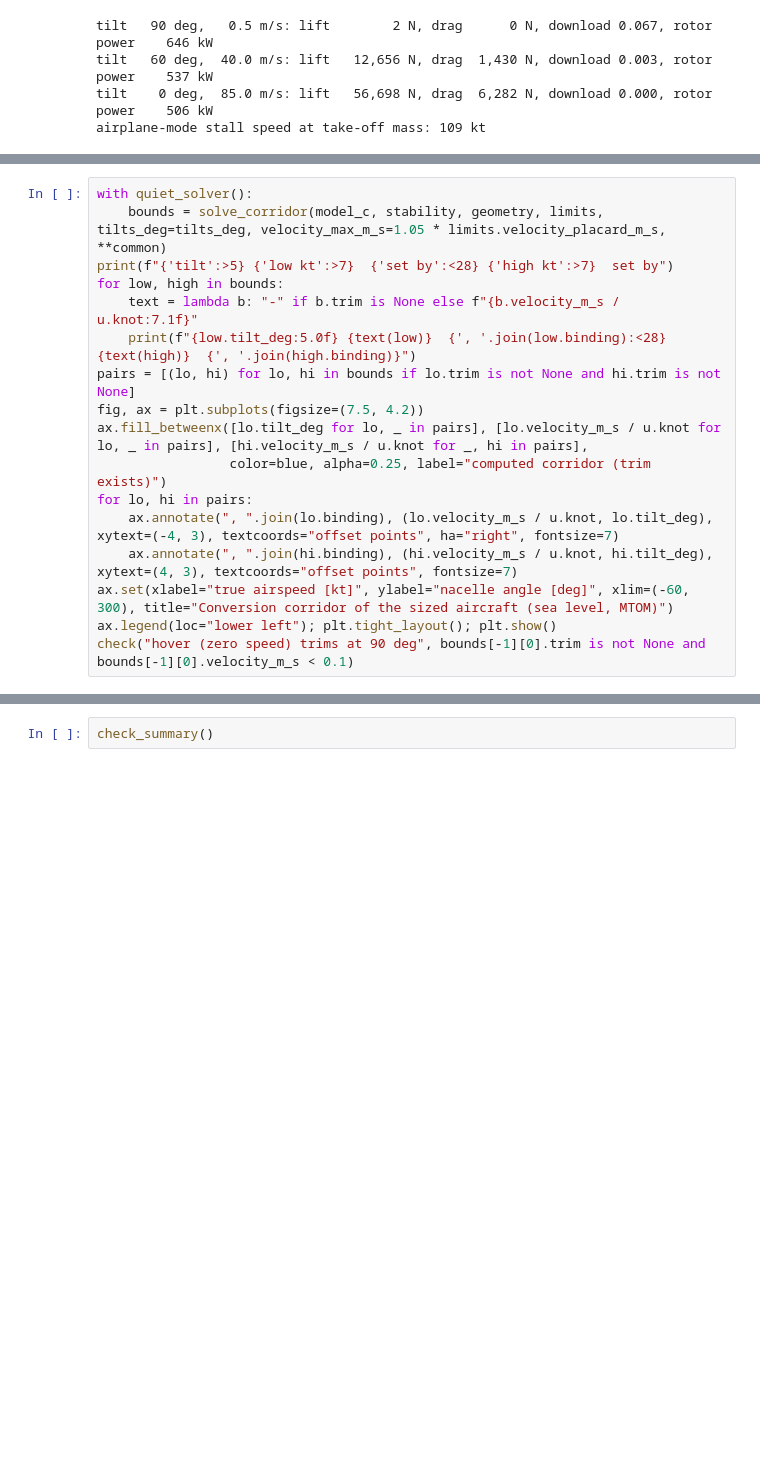
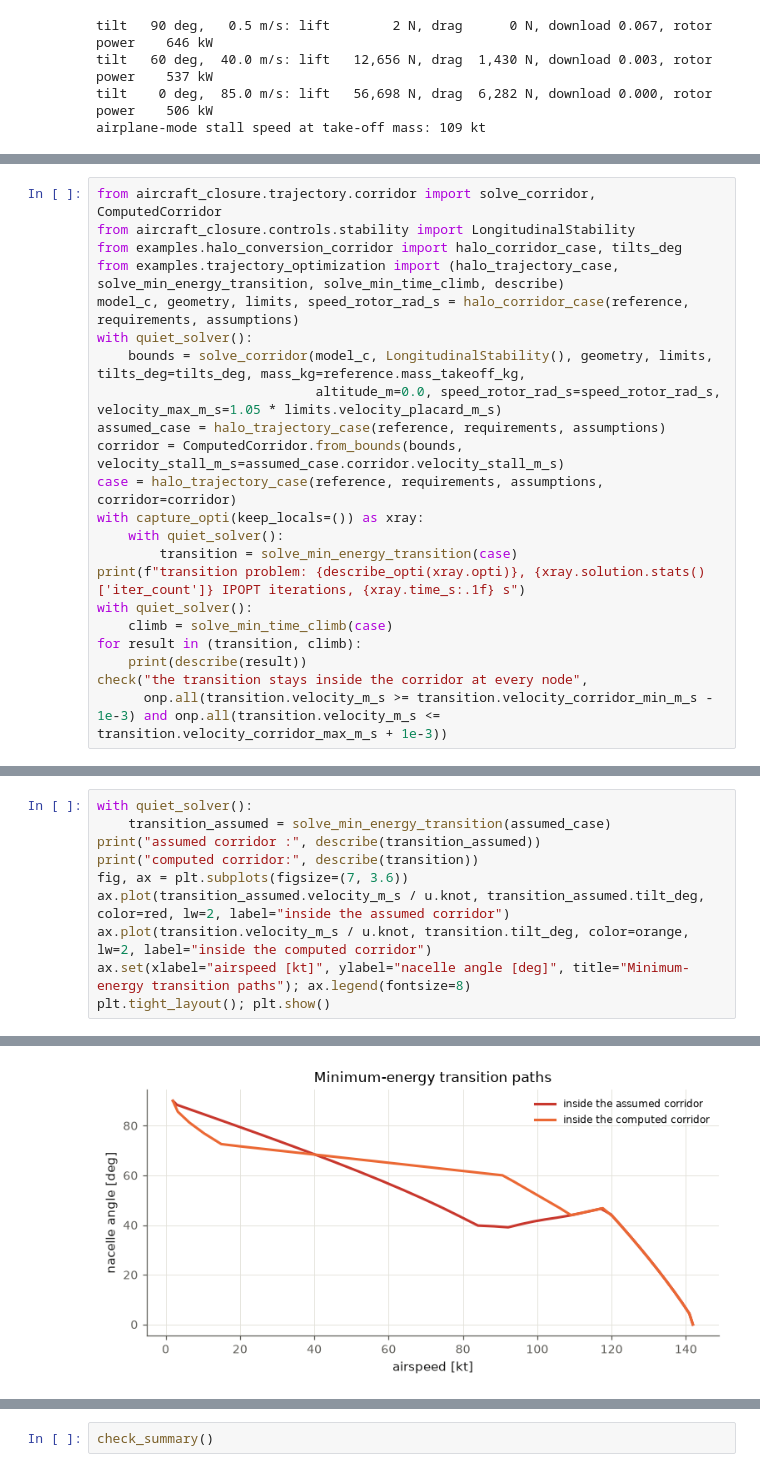
Before and after one commit to rootAmos/size_halo, a Jupyter notebook: tutorials/22_trajectories.ipynb, the cells around one changed output, grey strips where cells are left out. Drawn from its saved outputs; the diff is of its cells as text; blank space fills up the shorter version.

```diff
--- a/tutorials/21_after_sizing_trajectories.ipynb
+++ b/tutorials/22_trajectories.ipynb
@@ -101,18 +110,23 @@ the bound name the limit that sets it. `solve_corridor` does that at each nacell
 # %%
+from aircraft_closure.trajectory.corridor import solve_corridor, ComputedCorridor
+from aircraft_closure.controls.stability import LongitudinalStability
+from examples.halo_conversion_corridor import halo_corridor_case, tilts_deg
+from examples.trajectory_optimization import (halo_trajectory_case, solve_min_energy_transition, solve_min_time_climb, describe)
+model_c, geometry, limits, speed_rotor_rad_s = halo_corridor_case(reference, requirements, assumptions)
 with quiet_solver():
-    bounds = solve_corridor(model_c, stability, geometry, limits, tilts_deg=tilts_deg, velocity_max_m_s=1.05 * limits.velocity_placard_m_s, **common)
-print(f"{'tilt':>5} {'low kt':>7}  {'set by':<28} {'high kt':>7}  set by")
-for low, high in bounds:
-    text = lambda b: "-" if b.trim is None else f"{b.velocity_m_s / u.knot:7.1f}"
-    print(f"{low.tilt_deg:5.0f} {text(low)}  {', '.join(low.binding):<28} {text(high)}  {', '.join(high.binding)}")
-pairs = [(lo, hi) for lo, hi in bounds if lo.trim is not None and hi.trim is not None]
-fig, ax = plt.subplots(figsize=(7.5, 4.2))
-ax.fill_betweenx([lo.tilt_deg for lo, _ in pairs], [lo.velocity_m_s / u.knot for lo, _ in pairs], [hi.velocity_m_s / u.knot for _, hi in pairs],
-                 color=blue, alpha=0.25, label="computed corridor (trim exists)")
-for lo, hi in pairs:
-    ax.annotate(", ".join(lo.binding), (lo.velocity_m_s / u.knot, lo.tilt_deg), xytext=(-4, 3), textcoords="offset points", ha="right", fontsize=7)
-    ax.annotate(", ".join(hi.binding), (hi.velocity_m_s / u.knot, hi.tilt_deg), xytext=(4, 3), textcoords="offset points", fontsize=7)
-ax.set(xlabel="true airspeed [kt]", ylabel="nacelle angle [deg]", xlim=(-60, 300), title="Conversion corridor of the sized aircraft (sea level, MTOM)")
-ax.legend(loc="lower left"); plt.tight_layout(); plt.show()
-check("hover (zero speed) trims at 90 deg", bounds[-1][0].trim is not None and bounds[-1][0].velocity_m_s < 0.1)
+    bounds = solve_corridor(model_c, LongitudinalStability(), geometry, limits, tilts_deg=tilts_deg, mass_kg=reference.mass_takeoff_kg,
+                            altitude_m=0.0, speed_rotor_rad_s=speed_rotor_rad_s, velocity_max_m_s=1.05 * limits.velocity_placard_m_s)
+assumed_case = halo_trajectory_case(reference, requirements, assumptions)
+corridor = ComputedCorridor.from_bounds(bounds, velocity_stall_m_s=assumed_case.corridor.velocity_stall_m_s)
+case = halo_trajectory_case(reference, requirements, assumptions, corridor=corridor)
+with capture_opti(keep_locals=()) as xray:
+    with quiet_solver():
+        transition = solve_min_energy_transition(case)
+print(f"transition problem: {describe_opti(xray.opti)}, {xray.solution.stats()['iter_count']} IPOPT iterations, {xray.time_s:.1f} s")
+with quiet_solver():
+    climb = solve_min_time_climb(case)
+for result in (transition, climb):
+    print(describe(result))
+check("the transition stays inside the corridor at every node",
+      onp.all(transition.velocity_m_s >= transition.velocity_corridor_min_m_s - 1e-3) and onp.all(transition.velocity_m_s <= transition.velocity_corridor_max_m_s + 1e-3))
 # %% [output]
@@ -195,0 +163,11 @@ PASS  the transition stays inside the corridor at every node
+# %%
+with quiet_solver():
+    transition_assumed = solve_min_energy_transition(assumed_case)
+print("assumed corridor :", describe(transition_assumed))
+print("computed corridor:", describe(transition))
+fig, ax = plt.subplots(figsize=(7, 3.6))
+ax.plot(transition_assumed.velocity_m_s / u.knot, transition_assumed.tilt_deg, color=red, lw=2, label="inside the assumed corridor")
+ax.plot(transition.velocity_m_s / u.knot, transition.tilt_deg, color=orange, lw=2, label="inside the computed corridor")
+ax.set(xlabel="airspeed [kt]", ylabel="nacelle angle [deg]", title="Minimum-energy transition paths"); ax.legend(fontsize=8)
+plt.tight_layout(); plt.show()
+# %% [output]
@@ -195,0 +176 @@ PASS  the transition stays inside the corridor at every node
+[figure, added]
```
Also changed, not shown: parts of 16 cells of this notebook, 33 other files.
